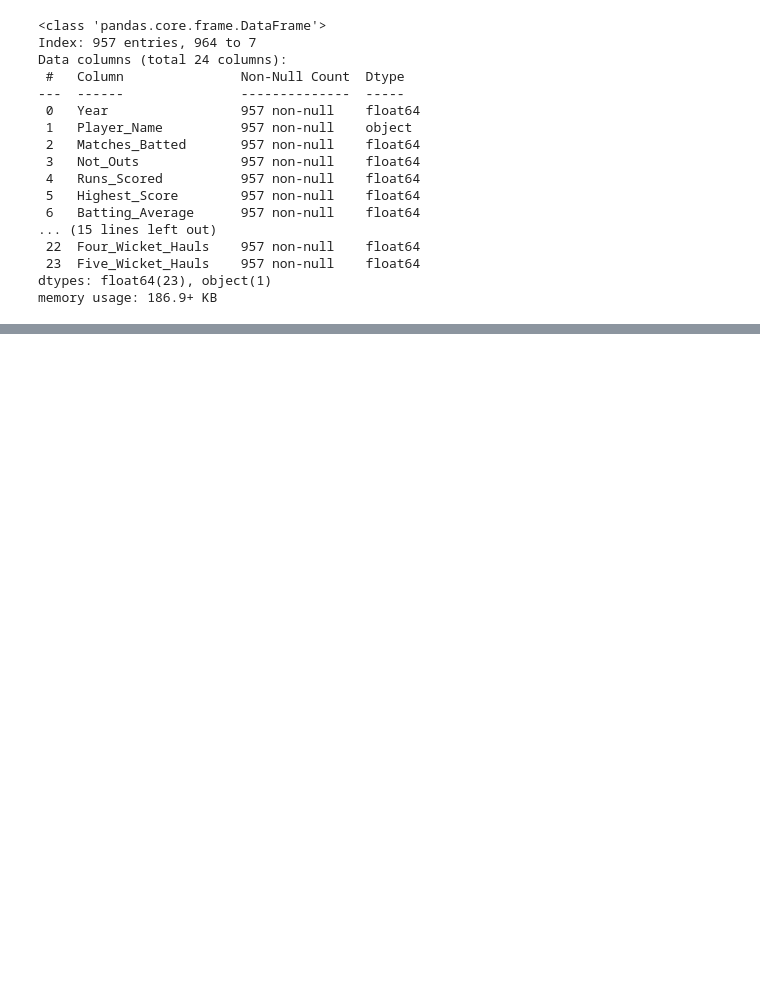
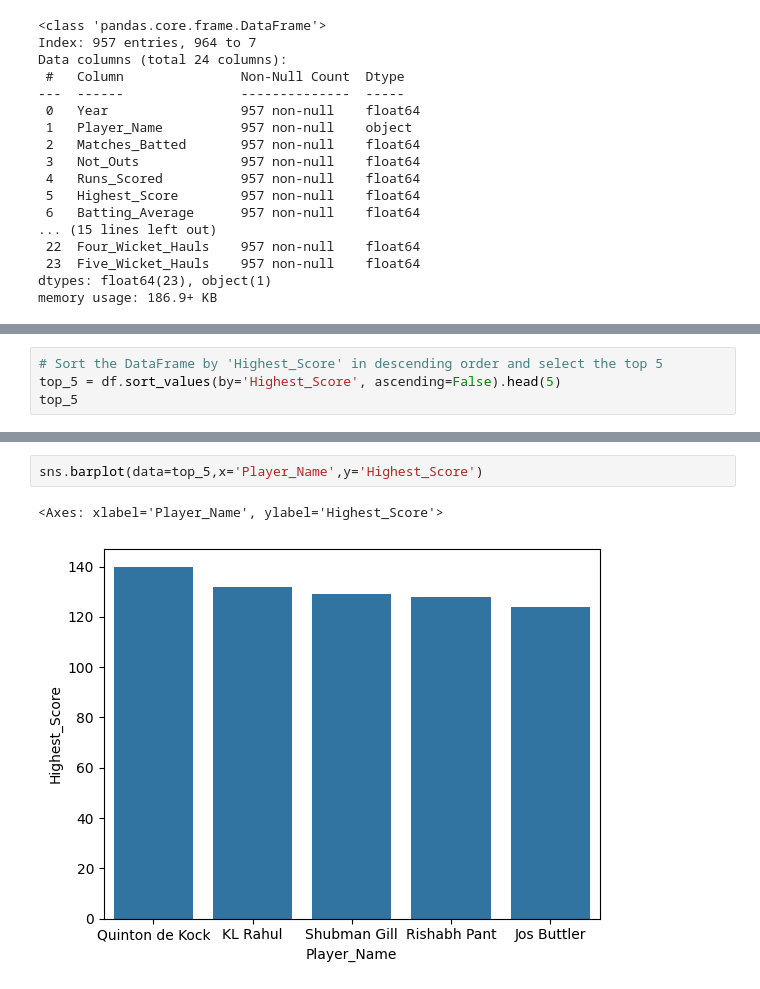
Before and after one commit to Bhargavvv412/EDA-Feature-Engineering, a Jupyter notebook: cricket_data_2025.ipynb, the cells around one changed output, grey strips where cells are left out. Saved outputs shown, nothing was run; the diff lists cells and outputs as text; blank space fills up the shorter version.

```diff
--- a/cricket_data_2025.ipynb
+++ b/cricket_data_2025.ipynb
@@ -226,0 +233,4 @@ memory usage: 186.9+ KB
+# %%
+# Sort the DataFrame by 'Highest_Score' in descending order and select the top 5
+top_5 = df.sort_values(by='Highest_Score', ascending=False).head(5)
+top_5
@@ -226,0 +245,5 @@ memory usage: 186.9+ KB
+# %%
+sns.barplot(data=top_5,x='Player_Name',y='Highest_Score')
+# %% [output]
+<Axes: xlabel='Player_Name', ylabel='Highest_Score'>
+[figure, added]
```
Also changed, not shown: parts of 4 cells of this notebook.
